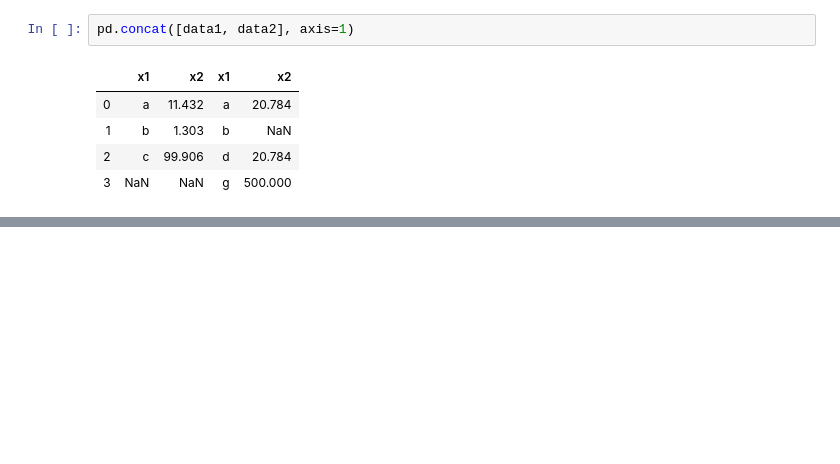
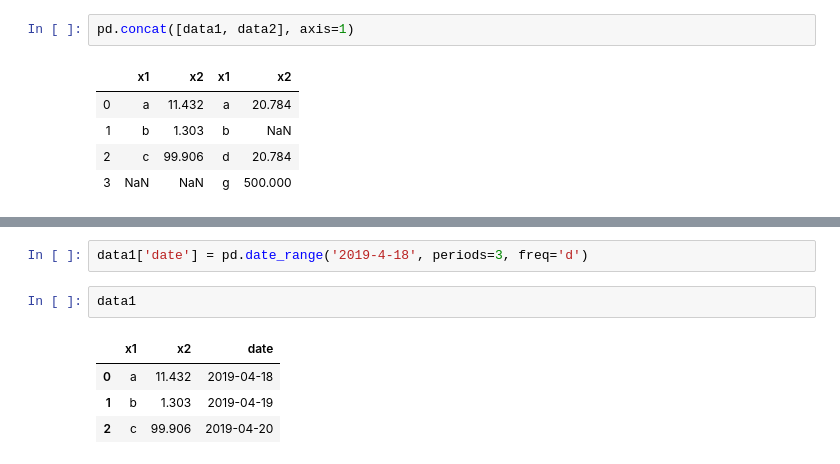
Before and after one commit to scalefreeus/peanuts, a Jupyter notebook: notebooks/data/pandas_cheat_sheet.ipynb, the cells around one changed output, grey strips where cells are left out. Drawn from its saved outputs; the diff is of its cells as text; blank space fills up the shorter version.

```diff
--- a/notebooks/data/pandas_cheat_sheet.ipynb
+++ b/notebooks/data/pandas_cheat_sheet.ipynb
@@ -641,0 +658,9 @@ pd.concat([data1, data2], axis=1)
+# %%
+data1['date'] = pd.date_range('2019-4-18', periods=3, freq='d')
+# %%
+data1
+# %% [output]
+|  | x1 | x2 | date |
+| 0 | a | 11.432 | 2019-04-18 |
+| 1 | b | 1.303 | 2019-04-19 |
+| 2 | c | 99.906 | 2019-04-20 |
```
Also changed, not shown: parts of 30 cells of this notebook.
